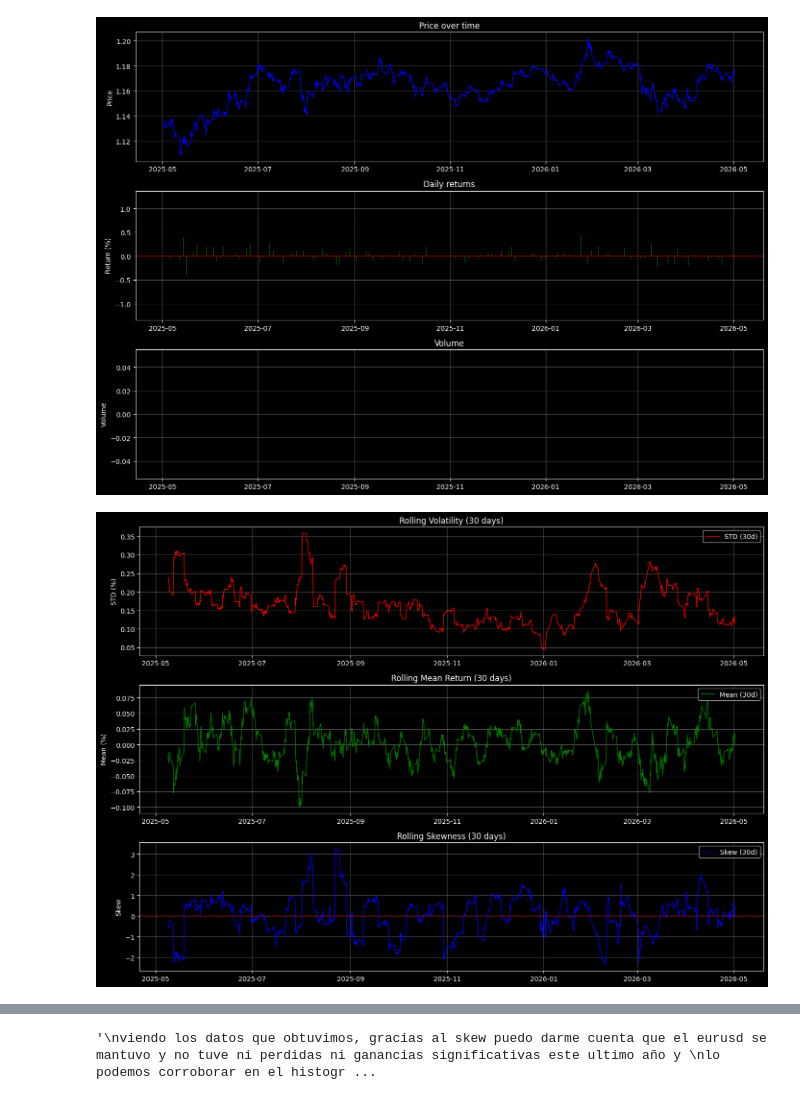
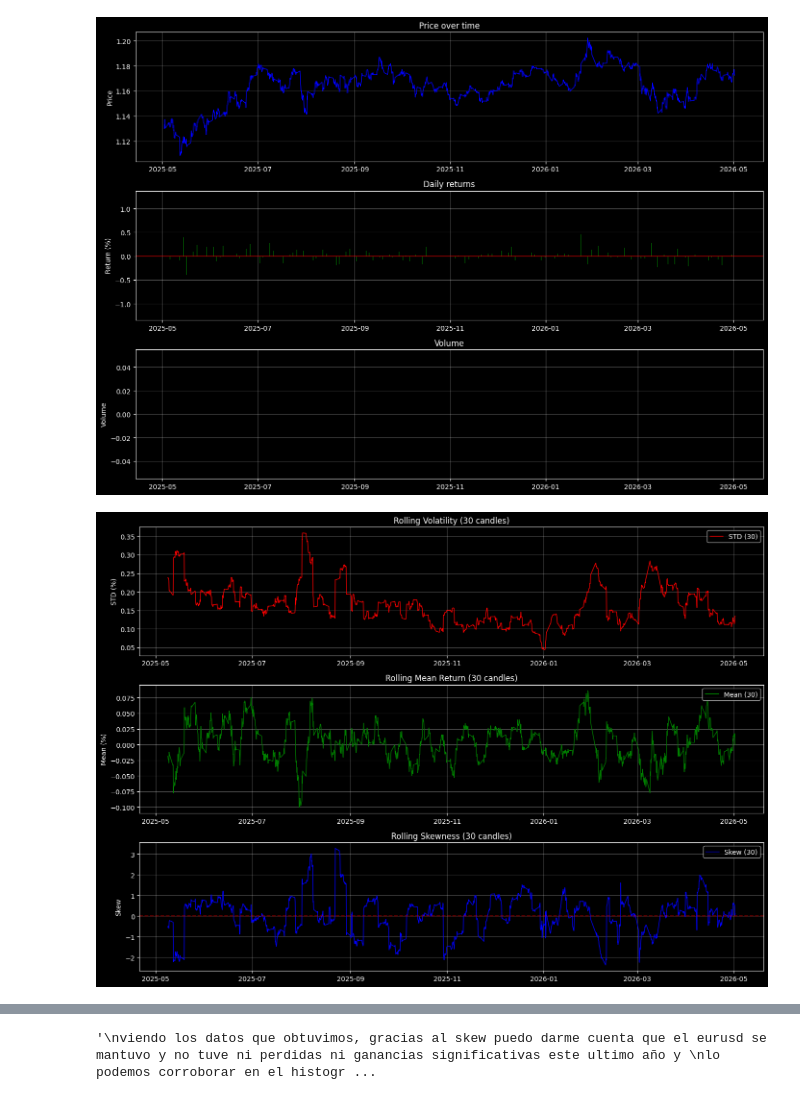
Before and after one commit to ohigginsrodriguez-cloud/quantitative-trading, a Jupyter notebook: notebooks/08_forex_analysis.ipynb, the cells around one changed output, grey strips where cells are left out. Drawn from its saved outputs; the diff is of its cells as text; code cells hidden in the pictures.

```diff
--- a/notebooks/08_forex_analysis.ipynb
+++ b/notebooks/08_forex_analysis.ipynb
@@ -135,37 +132,37 @@ plt.show()
 # %%
 # ROLLING STATISTICS
 df_eurusd['std_30'] = df_eurusd['Return'].rolling(30).std()
 df_eurusd['mean_30'] = df_eurusd['Return'].rolling(30).mean()
 df_eurusd['skew_30'] = df_eurusd['Return'].rolling(30).skew()
 
 fig, axes = plt.subplots(3, 1, figsize=(14, 10))
 
 # STD
-axes[0].plot(df_eurusd.index, df_eurusd['std_30'], color='red', linewidth=1, label='STD (30d)')
+axes[0].plot(df_eurusd.index, df_eurusd['std_30'], color='red', linewidth=1, label='STD (30)')
 axes[0].set_title('Rolling Volatility (30 candles)')
 axes[0].set_ylabel('STD (%)')
 axes[0].grid(True, alpha=0.3)
 axes[0].legend()
 
 # MEAN
-axes[1].plot(df_eurusd.index, df_eurusd['mean_30'], color='green', linewidth=1, label='Mean (30d)')
+axes[1].plot(df_eurusd.index, df_eurusd['mean_30'], color='green', linewidth=1, label='Mean (30)')
 axes[1].set_title('Rolling Mean Return (30 candles)')
 axes[1].set_ylabel('Mean (%)')
 axes[1].grid(True, alpha=0.3)
 axes[1].legend()
 
 # SKEW
-axes[2].plot(df_eurusd.index, df_eurusd['skew_30'], color='blue', linewidth=1, label='Skew (30d)')
+axes[2].plot(df_eurusd.index, df_eurusd['skew_30'], color='blue', linewidth=1, label='Skew (30)')
 axes[2].axhline(y=0, color='red', linestyle='--', alpha=0.5)
-axes[2].set_title('Rolling Skewness (30 daycandles)')
+axes[2].set_title('Rolling Skewness (30 candles)')
 axes[2].grid(True, alpha=0.3)
 axes[2].set_ylabel('Skew')
 axes[2].legend()
 
 plt.tight_layout()
 plt.show()
 # %% [output]
-[figure, old version]
+[figure, new version]
 # %%
 # AUTOCORRELATION
 
```
Also changed, not shown: parts of 7 cells of this notebook, 5 other files.
